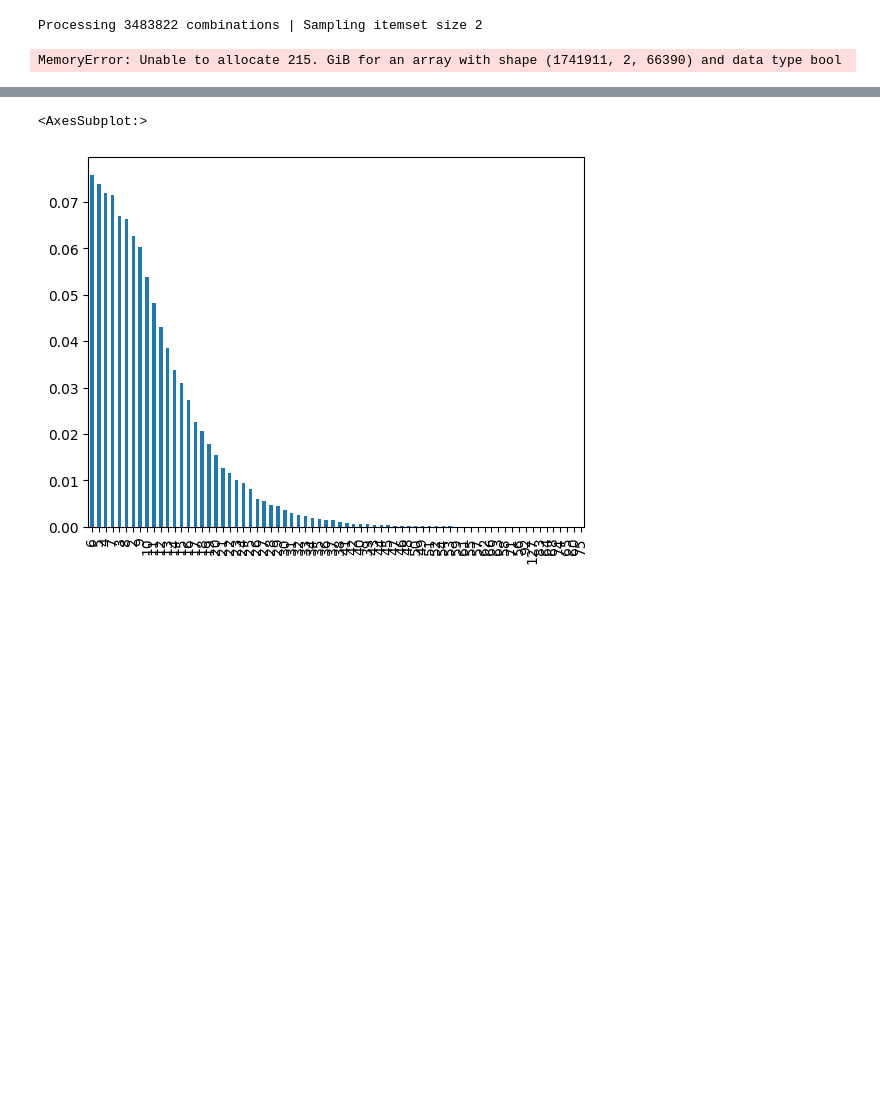
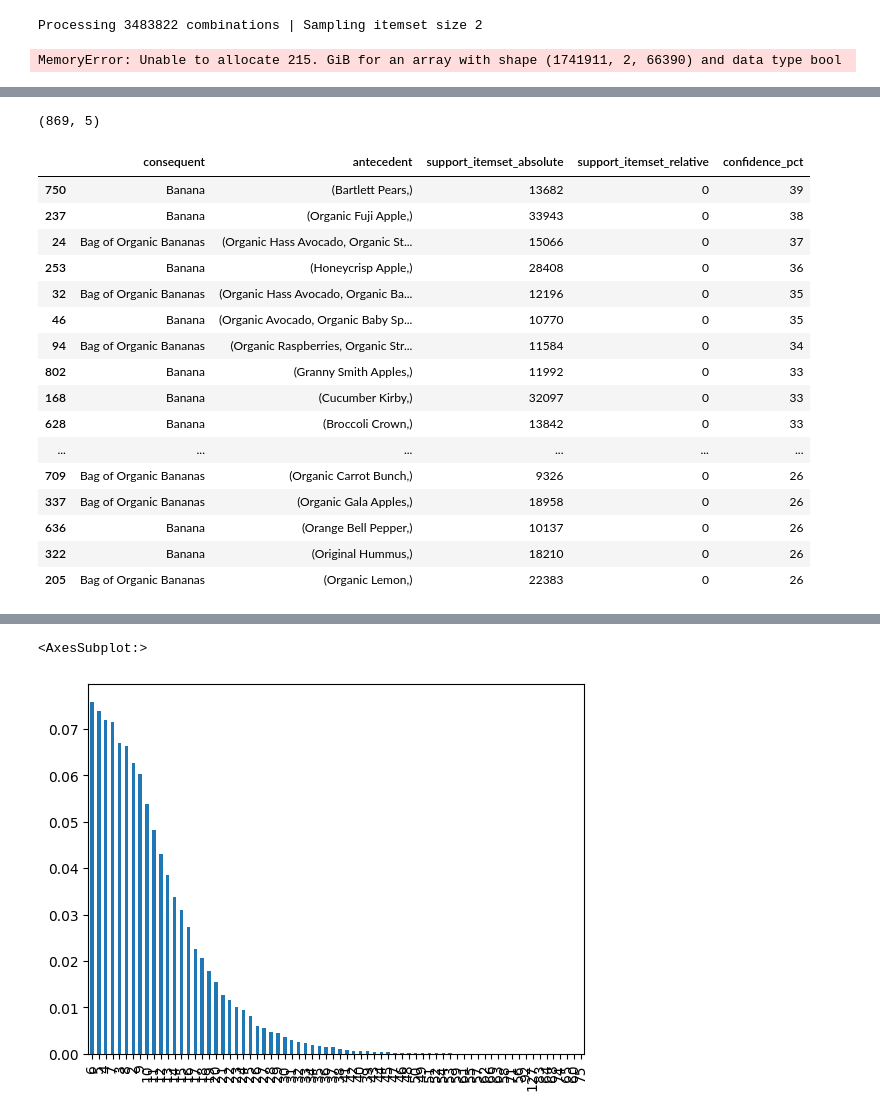
Before and after one commit to kwonowk/market-basket-analysis, a Jupyter notebook: instacart_analysis.ipynb, the cells around one changed output, grey strips where cells are left out. Drawn from its saved outputs; the diff is of its cells as text; code cells hidden in the pictures; blank space fills up the shorter version.

```diff
--- a/instacart_analysis.ipynb
+++ b/instacart_analysis.ipynb
@@ -416,0 +499,58 @@ MemoryError: Unable to allocate 215. GiB for an array with shape (1741911, 2, 66
+# %%
+# make dict for nicer looking column names
+report_colnames = {
+    'a': 'support_itemset_absolute',
+    's': 'support_itemset_relative',
+    'S': 'support_itemset_relative_pct',
+    'b': 'support_bodyset_absolute',
+    'x': 'support_bodyset_relative',
+    'X': 'support_bodyset_relative_pct',
+    'h': 'support_headitem_absolute',
+    'y': 'support_headitem_relative',
+    'Y': 'support_headitem_relative_pct',
+    'c': 'confidence',
+    'C': 'confidence_pct',
+    'l': 'lift',
+    'L': 'lift_pct',
+    'e': 'evaluation',
+    'E': 'evaluation_pct',
+    'Q': 'xx',
+    'S': 'support_emptyset',
+    }
+
+# run apriori
+if algo == 'ap':
+    result = arules(rules_data, supp=supp, conf=conf, report=report)
+elif algo == 'fp':
+    result = fpgrowth(rules_data, supp=supp, report=report)
+# %%
+# make df of results
+if algo == 'ap':
+    colnames = ['consequent', 'antecedent'] + [report_colnames.get(k, k) for k in list(report)]
+elif algo == 'fp':
+    colnames = ['itemset'] + [report_colnames.get(k, k) for k in list(report)]
+df_result = pd.DataFrame(result, columns=colnames)
+df_result = df_result.sort_values('support_itemset_absolute', ascending=False)
+print(df_result.shape)
+# %% [output]
+(869, 5)
+# %%
+df_result.sort_values(by='confidence_pct', ascending = False).head(50)
+# %% [output]
+|  | consequent | antecedent | support_itemset_absolute | support_itemset_relative | confidence_pct |
+| 750 | Banana | (Bartlett Pears,) | 13682 | 0 | 39 |
+| 237 | Banana | (Organic Fuji Apple,) | 33943 | 0 | 38 |
+| 24 | Bag of Organic Bananas | (Organic Hass Avocado, Organic St... | 15066 | 0 | 37 |
+| 253 | Banana | (Honeycrisp Apple,) | 28408 | 0 | 36 |
+| 32 | Bag of Organic Bananas | (Organic Hass Avocado, Organic Ba... | 12196 | 0 | 35 |
+| 46 | Banana | (Organic Avocado, Organic Baby Sp... | 10770 | 0 | 35 |
+| 94 | Bag of Organic Bananas | (Organic Raspberries, Organic Str... | 11584 | 0 | 34 |
+| 802 | Banana | (Granny Smith Apples,) | 11992 | 0 | 33 |
+| 168 | Banana | (Cucumber Kirby,) | 32097 | 0 | 33 |
+| 628 | Banana | (Broccoli Crown,) | 13842 | 0 | 33 |
+| ... | ... | ... | ... | ... | ... |
+| 709 | Bag of Organic Bananas | (Organic Carrot Bunch,) | 9326 | 0 | 26 |
+| 337 | Bag of Organic Bananas | (Organic Gala Apples,) | 18958 | 0 | 26 |
+| 636 | Banana | (Orange Bell Pepper,) | 10137 | 0 | 26 |
+| 322 | Banana | (Original Hummus,) | 18210 | 0 | 26 |
+| 205 | Bag of Organic Bananas | (Organic Lemon,) | 22383 | 0 | 26 |
```
Also changed, not shown: parts of 14 cells of this notebook.
